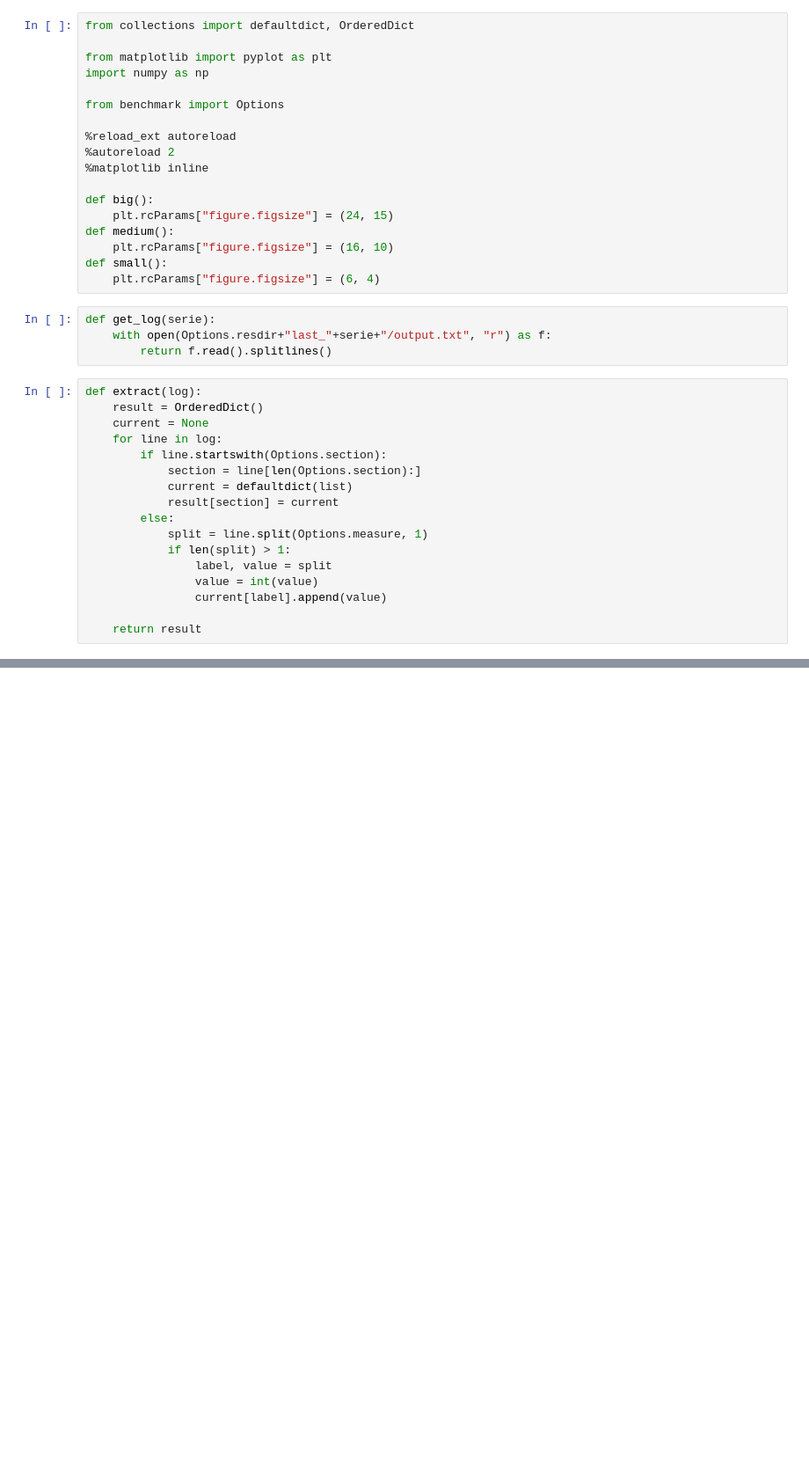
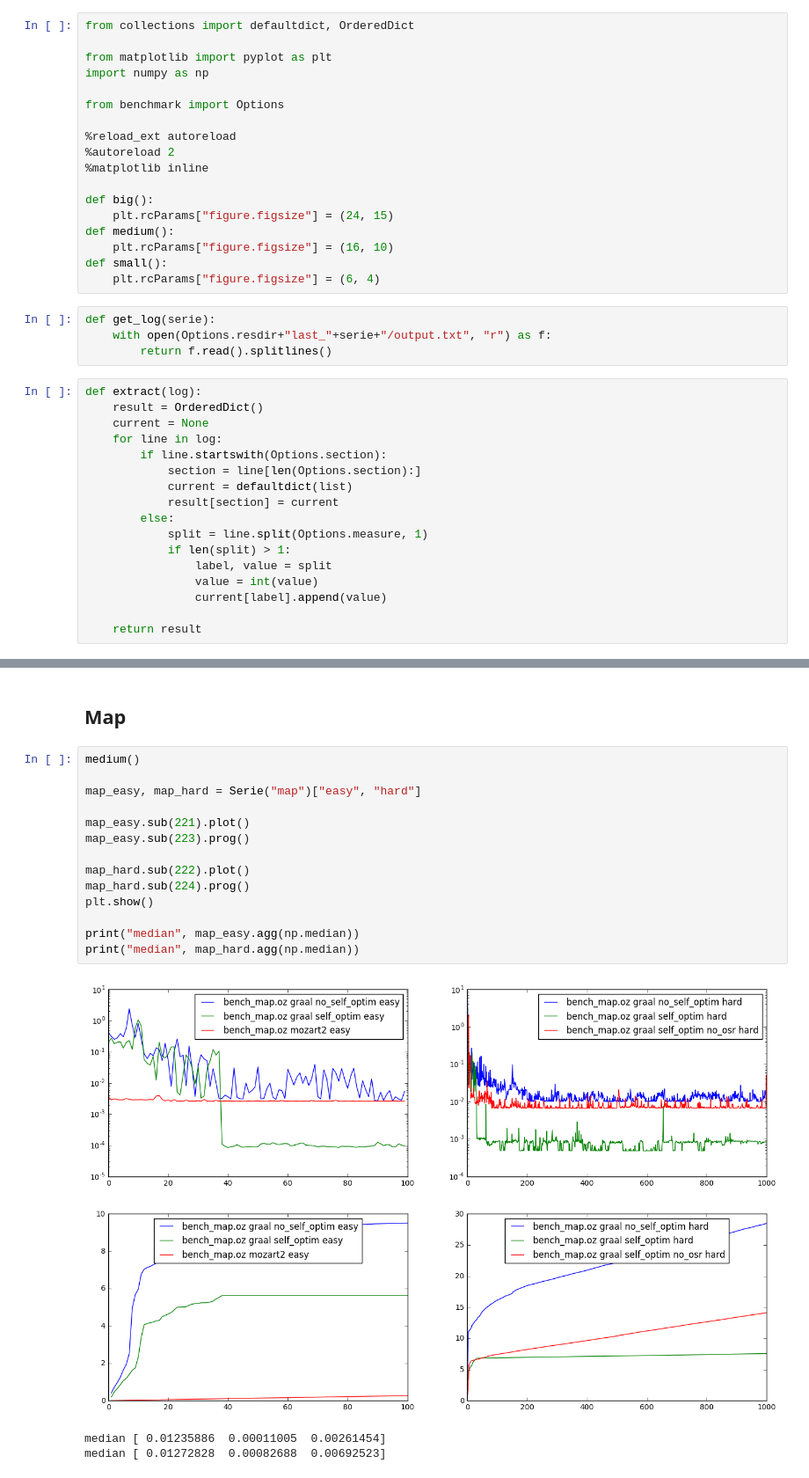
Before and after one commit to mistasse/mozart-graal-benchmarking, a Jupyter notebook: notebook.ipynb, the cells around one changed output, grey strips where cells are left out. Shown: that part at 88% size. Drawn from its saved outputs; the diff is of its cells as text; blank space fills up the shorter version.

```diff
--- a/notebook.ipynb
+++ b/notebook.ipynb
@@ -123,0 +128,20 @@ array([[ 18.0697297 ],
+# %% [markdown]
+## Map
+# %%
+medium()
+
+map_easy, map_hard = Serie("map")["easy", "hard"]
+
+map_easy.sub(221).plot()
+map_easy.sub(223).prog()
+
+map_hard.sub(222).plot()
+map_hard.sub(224).prog()
+plt.show()
+
+print("median", map_easy.agg(np.median))
+print("median", map_hard.agg(np.median))
+# %% [output]
+[figure, added]
+median [ 0.01235886  0.00011005  0.00261454]
+median [ 0.01272828  0.00082688  0.00692523]
```
Also changed, not shown: parts of 14 cells of this notebook.
